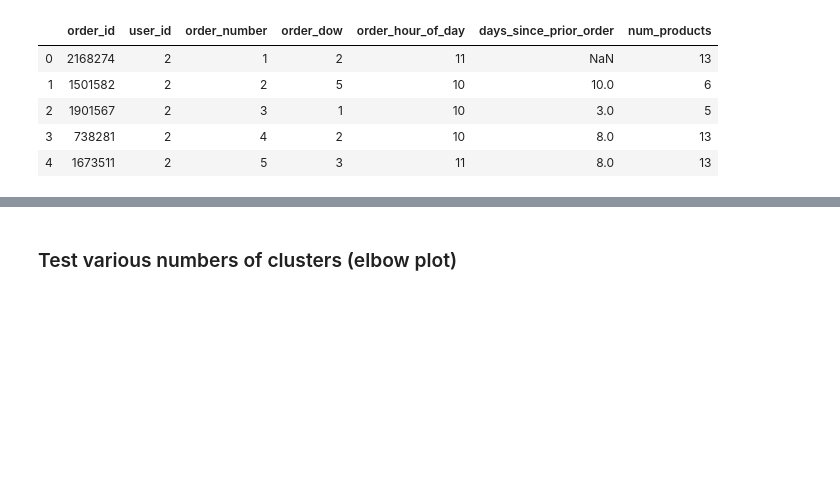
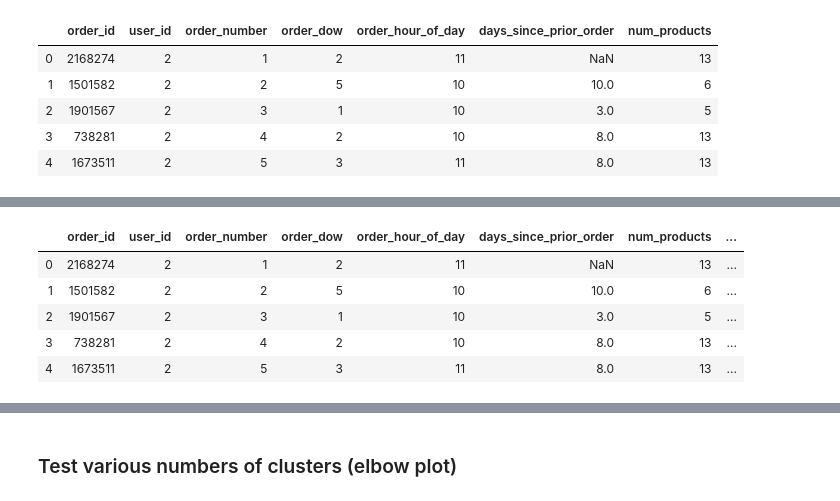
Before and after one commit to jrkreiger/instacart-analysis, a Jupyter notebook: instacart-analysis.ipynb, the cells around one changed output, grey strips where cells are left out. Cells and saved outputs as stored; diff of their text form; code cells hidden in the pictures; blank space fills up the shorter version.

```diff
--- a/instacart-analysis.ipynb
+++ b/instacart-analysis.ipynb
@@ -939,0 +930,4 @@ memory usage: 312.6 KB
+# %%
+user_data['order_dow_edit'] = np.where(user_data['order_dow'] == 0, 7, user_data['order_dow'])
+avg_day = round(user_data.groupby('user_id')['order_dow_edit'].median(), 0)
+avg_day.head()
@@ -939,0 +942,10 @@ memory usage: 312.6 KB
+# %%
+user_data['order_on_wknd'] = np.where(user_data['order_dow'] >=6, 1, 0)
+user_data.head()
+# %% [output]
+|  | order_id | user_id | order_number | order_dow | order_hour_of_day | days_since_prior_order | num_products | ... |
+| 0 | 2168274 | 2 | 1 | 2 | 11 | NaN | 13 | ... |
+| 1 | 1501582 | 2 | 2 | 5 | 10 | 10.0 | 6 | ... |
+| 2 | 1901567 | 2 | 3 | 1 | 10 | 3.0 | 5 | ... |
+| 3 | 738281 | 2 | 4 | 2 | 10 | 8.0 | 13 | ... |
+| 4 | 1673511 | 2 | 5 | 3 | 11 | 8.0 | 13 | ... |
```
Also changed, not shown: parts of 22 cells of this notebook.
